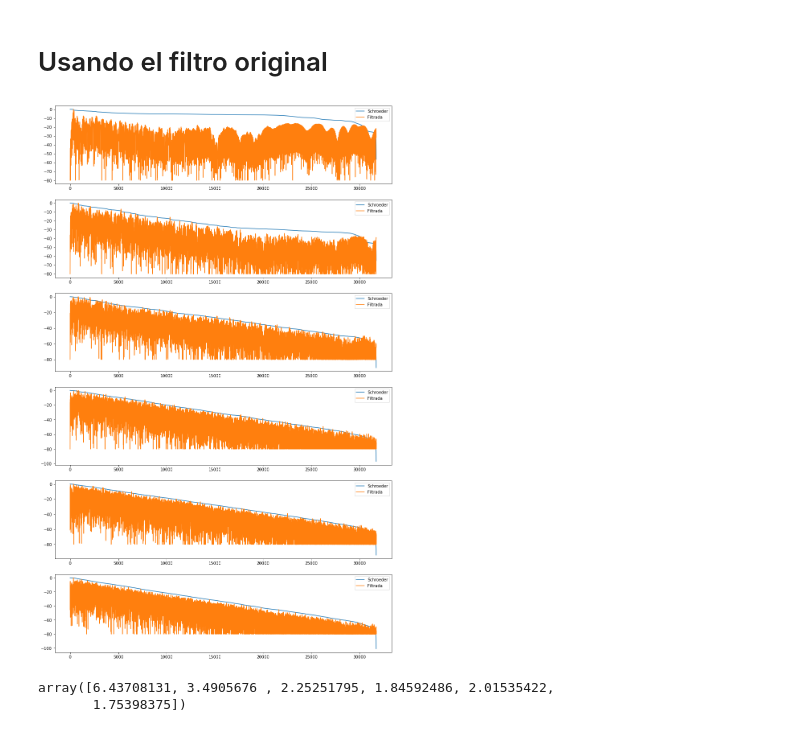
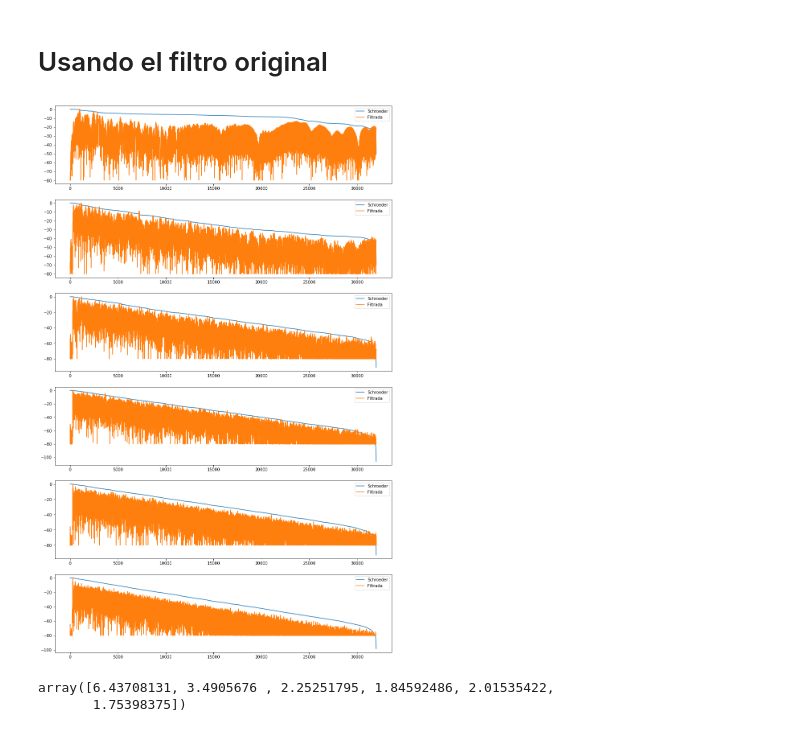
Before and after one commit to martinBmeza/rir_analysis, a Jupyter notebook: notebooks/Main.ipynb, the cells around one changed output. Saved outputs shown, nothing was run; the diff lists cells and outputs as text; code cells hidden in the pictures.

```diff
--- a/notebooks/Main.ipynb
+++ b/notebooks/Main.ipynb
@@ -14,7 +14,8 @@ params = {'fs' : 16000,
           'order' : 4,
           'f_length': 16384,'power' : True}
 # %%
-impulso = RIR('../files/rir.wav', fs=params['fs'])
+#impulso = RIR('../files/rir.wav', fs=params['fs'])
+impulso = RIR('/mnt/datasets/impulsos/reales/C4DM/classroomOmni/Omni/00x15y.wav', fs=params['fs'])
 a_params = Acoustic_params(impulso.rir, impulso.fs)
 filterbank = Filterbank(**params)
 bands = filterbank.apply(impulso.rir)
@@ -70,7 +71,7 @@ Conclusion: Necesito aplicar un metodo para estimar el piso de ruido. De otra fo
 from acoustics.signal import bandpass
 from acoustics.bands import _check_band_type, octave_low, octave_high, third_low, third_high
 # %%
-fs, raw_signal = impulso.fs, impulso.late
+fs, raw_signal = impulso.fs, impulso.rir
 rt = 't60'
 bands = np.array(params['bands'])
 fig, axs = plt.subplots(bands.shape[0], figsize=(15,25))
@@ -105,34 +106,34 @@ elif rt == 'edt':
 
 t60 = np.zeros(bands.size)
 
 for band in range(bands.size):
     # Filtering signal
     filtered_signal = bandpass(raw_signal, low[band], high[band], fs, order=8)
     abs_signal = np.abs(filtered_signal) / np.max(np.abs(filtered_signal))
 
     # Schroeder integration
     sch = np.cumsum(abs_signal[::-1]**2)[::-1]
     sch_db = 10.0 * np.log10(sch / np.max(sch))
 
     plotear_banda(axs[band], sch_db, 'Schroeder')
     plotear_banda(axs[band], librosa.amplitude_to_db(abs_signal), 'Filtrada')
 
 
     # Linear regression
     sch_init = sch_db[np.abs(sch_db - init).argmin()]
     sch_end = sch_db[np.abs(sch_db - end).argmin()]
     init_sample = np.where(sch_db == sch_init)[0][0]
     end_sample = np.where(sch_db == sch_end)[0][0]
     x = np.arange(init_sample, end_sample + 1) / fs
     y = sch_db[init_sample:end_sample + 1]
     slope, intercept = stats.linregress(x, y)[0:2]
 
     # Reverberation time (T30, T20, T10 or EDT)
     db_regress_init = (init - intercept) / slope
     db_regress_end = (end - intercept) / slope
     t60[band] = factor * (db_regress_end - db_regress_init)
 # %% [output]
-[figure, old version]
+[figure, new version]
 # %%
 t60
 # %% [output]
```
Also changed, not shown: parts of 2 cells of this notebook, 8 other files.
